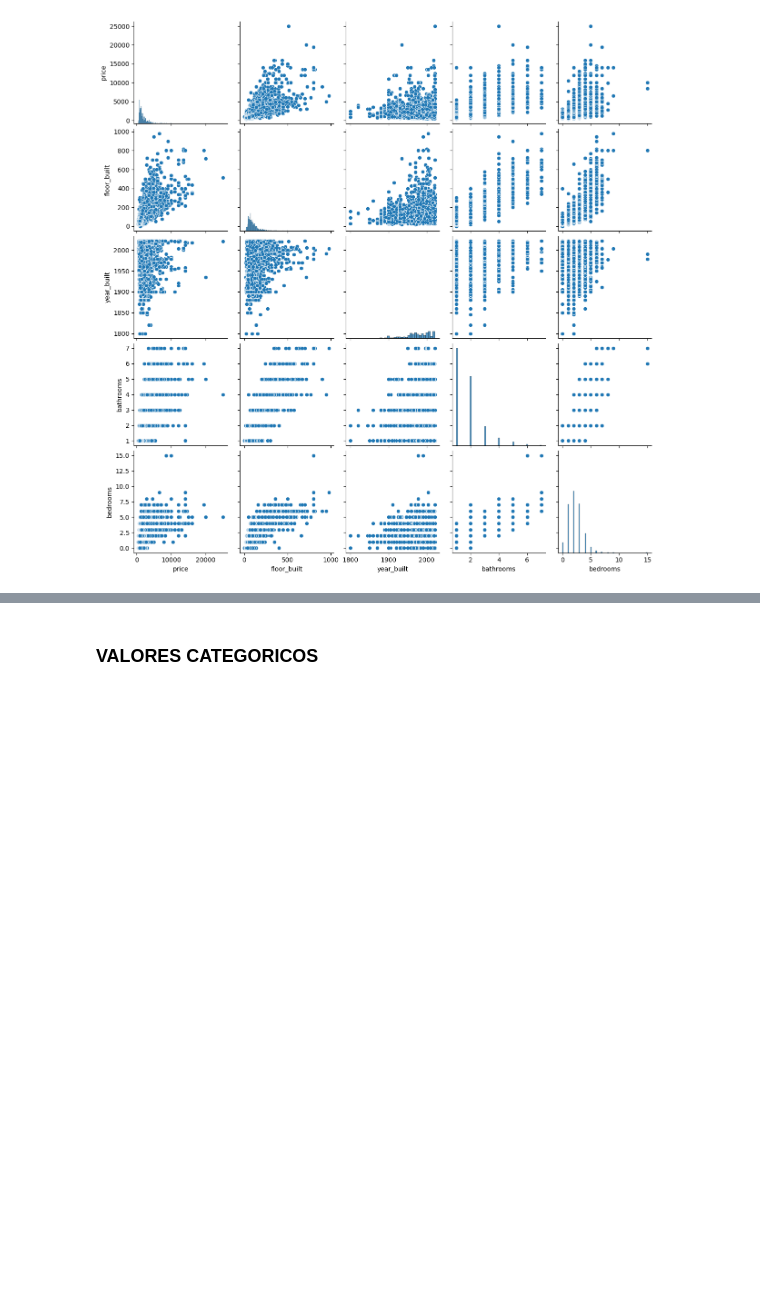
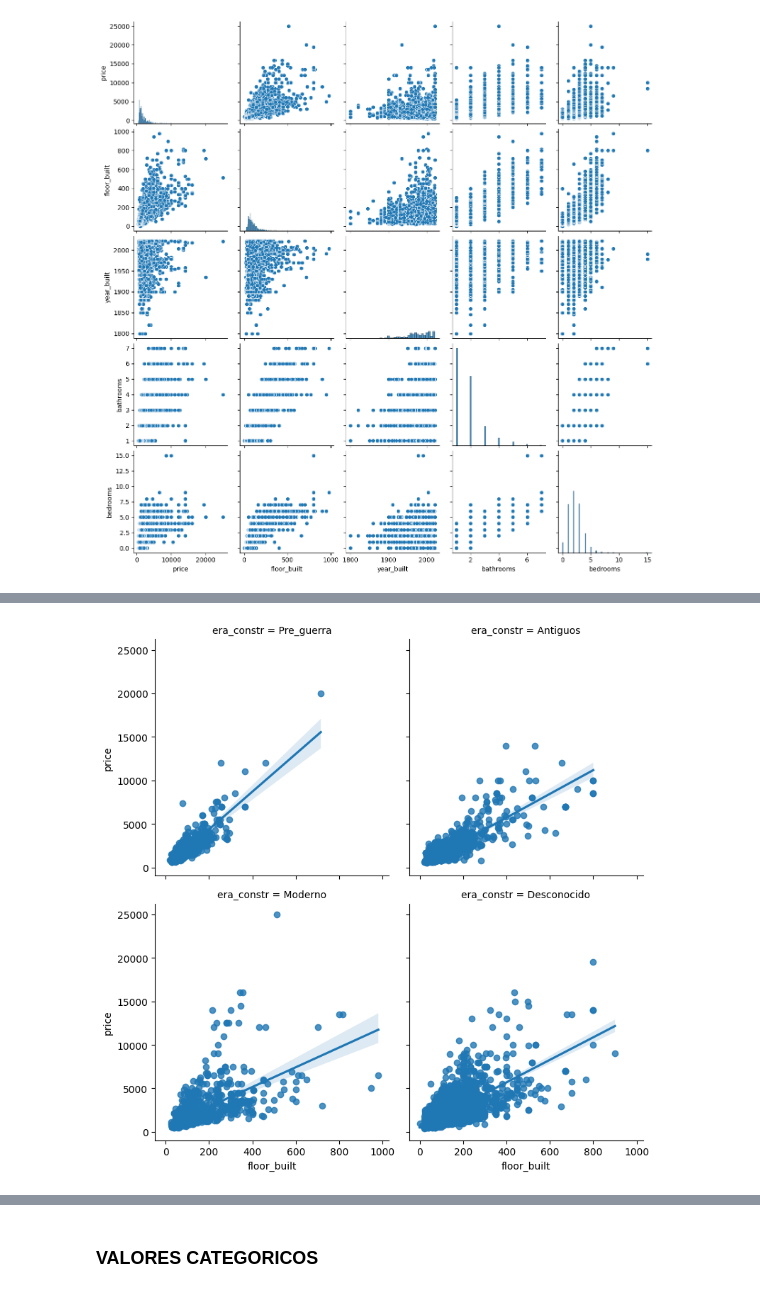
Before and after one commit to MarcoCasSir/LaboratorioDataScience, a Jupyter notebook: hito2/entrega2.ipynb, the cells around one changed output, grey strips where cells are left out. Drawn from its saved outputs; the diff is of its cells as text; code cells hidden in the pictures; blank space fills up the shorter version.

```diff
--- a/hito2/entrega2.ipynb
+++ b/hito2/entrega2.ipynb
@@ -704,0 +762,5 @@ CONCLUSIONES:
+# %%
+sns.lmplot(data=df_def, x='floor_built', y='price', col='era_constr', col_wrap=2, height=4)
+plt.show()
+# %% [output]
+[figure, added]
```
Also changed, not shown: parts of 10 cells of this notebook.
